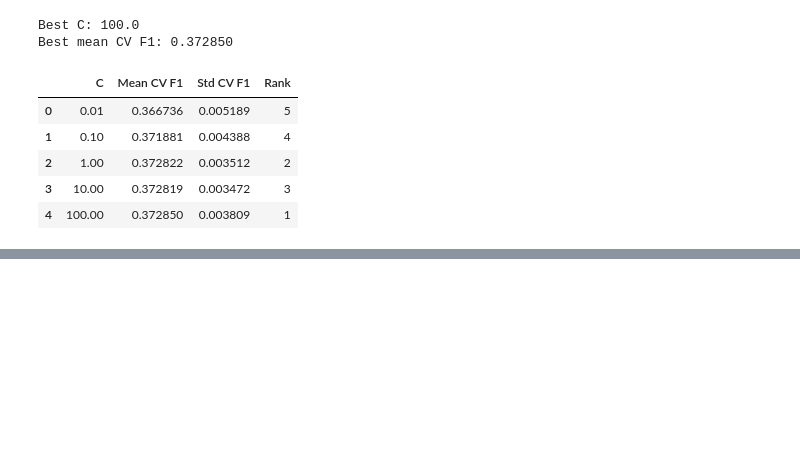
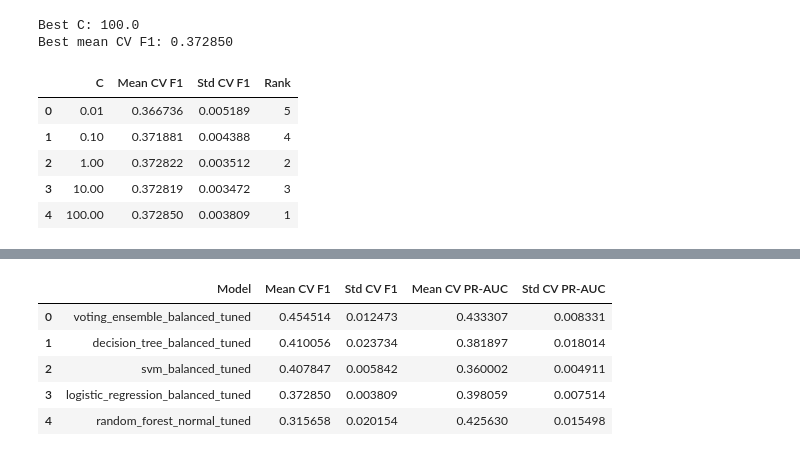
Before and after one commit to ajcoolninja/classical-ml-classification, a Jupyter notebook: notebooks/03_modeling.ipynb, the cells around one changed output, grey strips where cells are left out. Cells and saved outputs as stored; diff of their text form; code cells hidden in the pictures; blank space fills up the shorter version.

```diff
--- a/notebooks/03_modeling.ipynb
+++ b/notebooks/03_modeling.ipynb
@@ -231,0 +412,51 @@ Best mean CV F1: 0.372850
+# %%
+from sklearn.model_selection import cross_validate
+
+final_candidate_models = {
+    'logistic_regression_balanced_tuned': logistic_grid_search.best_estimator_,
+    'decision_tree_balanced_tuned': tree_grid_search.best_estimator_,
+    'random_forest_normal_tuned': forest_grid_search.best_estimator_,
+    'svm_balanced_tuned': svm_grid_search.best_estimator_,
+    'voting_ensemble_balanced_tuned': tuned_voting,
+}
+
+final_cv_scoring = {
+    'f1': 'f1',
+    'pr_auc': 'average_precision',
+}
+
+final_cv_results = []
+
+# Final comparison uses training data and cross-validation only; no test data is used.
+for model_name, model in final_candidate_models.items():
+    scores = cross_validate(
+        model,
+        X_train,
+        y_train,
+        cv=cv,
+        scoring=final_cv_scoring,
+        n_jobs=-1,
+        error_score='raise',
+    )
+
+    final_cv_results.append({
+        'Model': model_name,
+        'Mean CV F1': scores['test_f1'].mean(),
+        'Std CV F1': scores['test_f1'].std(),
+        'Mean CV PR-AUC': scores['test_pr_auc'].mean(),
+        'Std CV PR-AUC': scores['test_pr_auc'].std(),
+    })
+
+final_cv_comparison = pd.DataFrame(final_cv_results).sort_values(
+    'Mean CV F1',
+    ascending=False,
+).reset_index(drop=True)
+
+final_cv_comparison
+# %% [output]
+|  | Model | Mean CV F1 | Std CV F1 | Mean CV PR-AUC | Std CV PR-AUC |
+| 0 | voting_ensemble_balanced_tuned | 0.454514 | 0.012473 | 0.433307 | 0.008331 |
+| 1 | decision_tree_balanced_tuned | 0.410056 | 0.023734 | 0.381897 | 0.018014 |
+| 2 | svm_balanced_tuned | 0.407847 | 0.005842 | 0.360002 | 0.004911 |
+| 3 | logistic_regression_balanced_tuned | 0.372850 | 0.003809 | 0.398059 | 0.007514 |
+| 4 | random_forest_normal_tuned | 0.315658 | 0.020154 | 0.425630 | 0.015498 |
```
Also changed, not shown: parts of 9 cells of this notebook, 1 other file.
